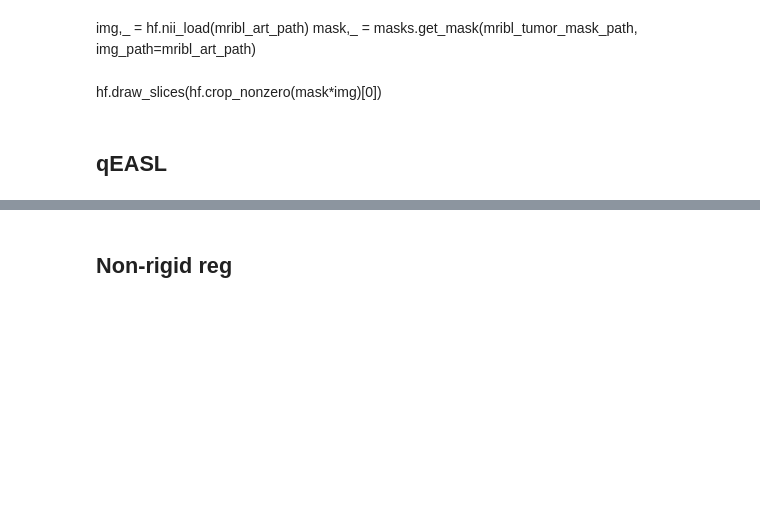
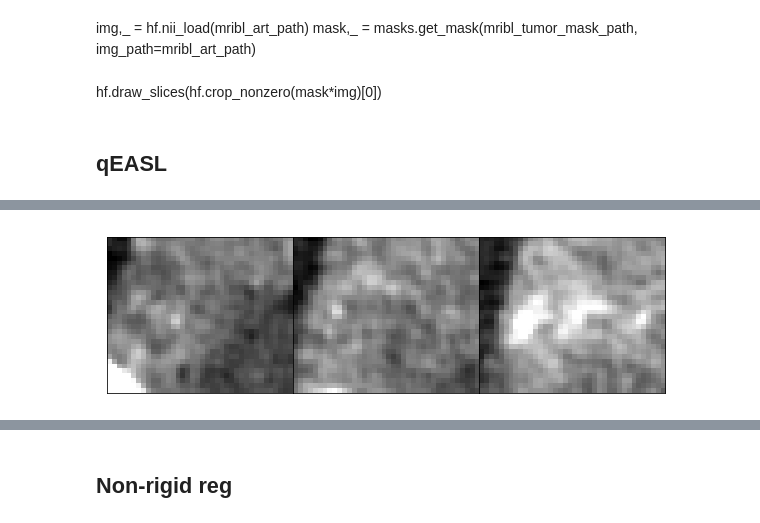
Before and after one commit to clintonjwang/lipiodol, a Jupyter notebook: data-retriever.ipynb, the cells around one changed output, grey strips where cells are left out. Drawn from its saved outputs; the diff is of its cells as text; code cells hidden in the pictures; blank space fills up the shorter version.

```diff
--- a/data-retriever.ipynb
+++ b/data-retriever.ipynb
@@ -330,0 +337,6 @@ hf.draw_slices(ART-PRE)
+# %%
+CT=masks.crop_img_to_mask_vicinity(P['ct24']['img'], P['ct24']['tumor'], .1)
+CT=tr.apply_window(CT)
+hf.draw_slices(CT)
+# %% [output]
+[figure, added]
```
Also changed, not shown: parts of 58 cells of this notebook, 6 other files.
